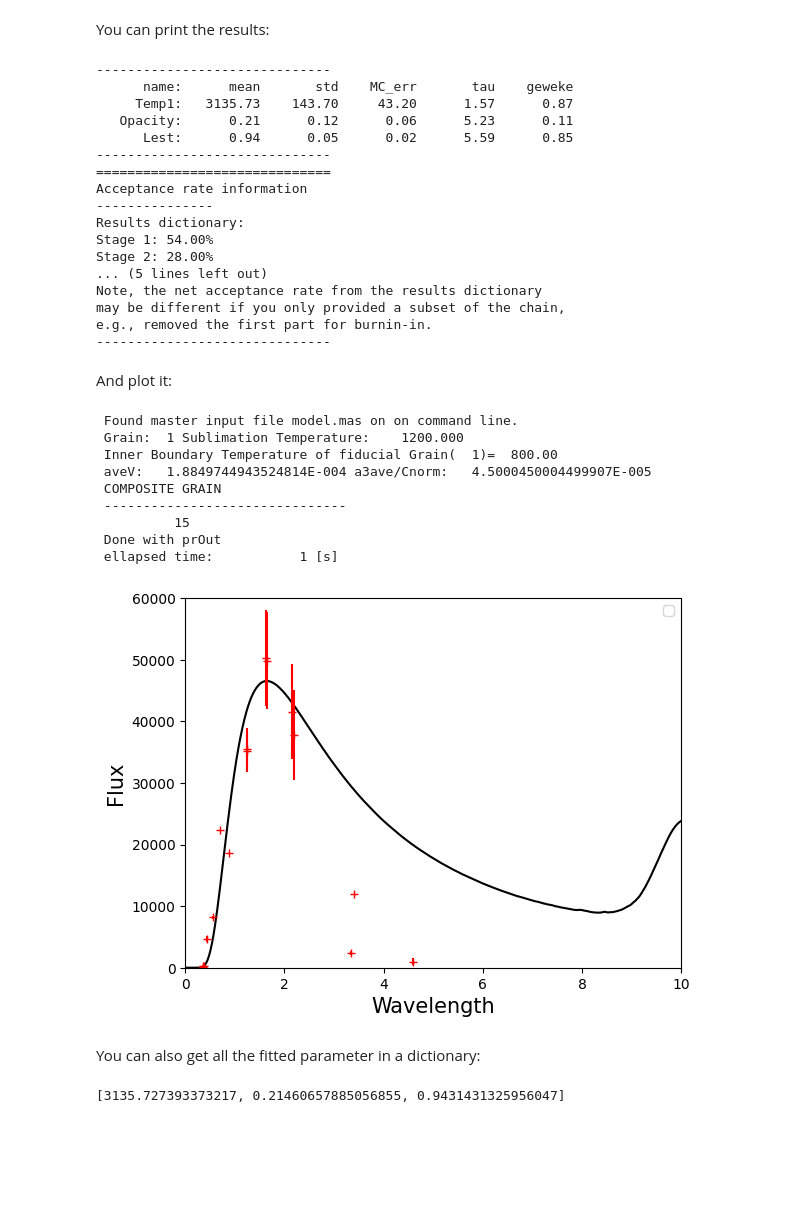
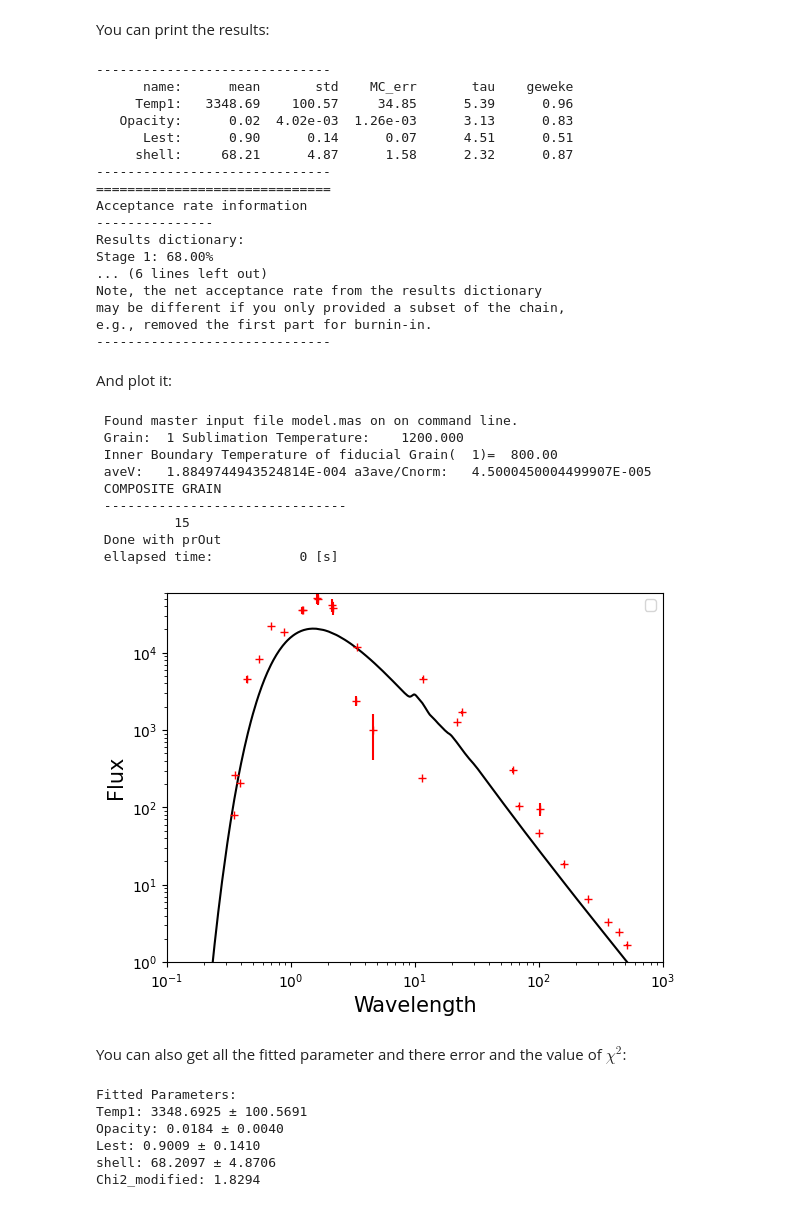
Before and after one commit to gtomass/DustyPY, a Jupyter notebook: notebook/exemple.ipynb, the cells around one changed output. Cells and saved outputs as stored; diff of their text form; code cells hidden in the pictures; blank space fills up the shorter version.

```diff
--- a/notebook/exemple.ipynb
+++ b/notebook/exemple.ipynb
@@ -9,7 +9,7 @@ The first thing to do is to create your model. In the case of Betelgeuse, we hav
 # %%
 from DustyPY import Star
 
-S = Star(Name='E1',Temperature=3500,Luminosity=1)
+S = Star(Name='E1',Temperature=3600,Luminosity=1)
 # %% [markdown]
 Note: For a single star, the Luminosity must always be 1 as it is the contribution of this star to the total luminosity of the model.
 # %% [markdown]
@@ -23,10 +23,8 @@ tau = .1 #Optical depth of the dust shell at 0.55 microns to be fitted
 Sublimation=1200 #Sublimation temperature of the dust in Kelvin
 Properties='common_and_addl_grain_composite' #Properties of the dust (see DustyPY documentation)
 Temperature=800 #Temperature of the dust shell at the inner boundary in Kelvin
-density = {'density type':'POWD',
-                        'number of powers':1,
-                        "shell":1000.,
-                        'power':2.
+density = {'density type':'RDW',
+                        "shell":1000.
                         }
 
 dust = Dust(Composition=Composition, DustSize=DustSize, tau=tau, Sublimation=Sublimation, Properties=Properties, Temperature=Temperature, Density=density,)
@@ -54,7 +52,9 @@ from DustyPY import Dusty
 Path = 'PATH_TO_YOUR_DUSTY_DIRECTORY' #Replace with the path to the dusty directory
 Path = '/Users/gtomassini/NextCloud/These/Recherche/lib/dusty'
 
-dusty = Dusty(PATH=Path, model=model,Lestimation=1.8e5)
+Lestimation=8.71e4 #Estimated luminosity of the star in solar luminosity units
+
+dusty = Dusty(PATH=Path, model=model, Lestimation=Lestimation)
 # %% [markdown]
 ### Add the data
 
@@ -175,9 +179,10 @@ fit = DustyFit(dusty, data=Dat)
 #Initialize the Parameter to Fit
 #For the Temperature/Luminosity of the stars, always put the number of the star,
 # in the same order as the listed stars, after Temp ex: Temp1, Lum1, Temp2, Lum2,...)
-Param = {'Temp1':{'theta0':3500,'minimum':2000,'maximum':4000, 'sample':True},
-         'Opacity':{'theta0':1,'minimum':0.1,'maximum':4,'sample':True},
+Param = {'Temp1':{'theta0':3500,'minimum':2500,'maximum':4500, 'sample':True},
+         'Opacity':{'theta0':.1,'minimum':0.01,'maximum':1,'sample':True},
          'Lest':{'theta0':1,'minimum':0,'maximum':10,'sample':True}, # fit the Lestimation (Luminosity = Lest*Lestimation)
+         'shell':{'theta0':100.,'minimum':10.,'maximum':200.,'sample':True},
     }
 
 #Initialize the parameter of the MCMC
@@ -221,17 +211,17 @@ fit.get_Fit().print_results()
 # %% [output]
 ------------------------------
       name:      mean       std    MC_err       tau    geweke
-     Temp1:   3135.73    143.70     43.20      1.57      0.87
-   Opacity:      0.21      0.12      0.06      5.23      0.11
-      Lest:      0.94      0.05      0.02      5.59      0.85
+     Temp1:   3348.69    100.57     34.85      5.39      0.96
+   Opacity:      0.02  4.02e-03  1.26e-03      3.13      0.83
+      Lest:      0.90      0.14      0.07      4.51      0.51
+     shell:     68.21      4.87      1.58      2.32      0.87
 ------------------------------
 ==============================
 Acceptance rate information
 ---------------
 Results dictionary:
-Stage 1: 54.00%
-Stage 2: 28.00%
-... (5 lines left out)
+Stage 1: 68.00%
+... (6 lines left out)
 Note, the net acceptance rate from the results dictionary
 may be different if you only provided a subset of the chain,
 e.g., removed the first part for burnin-in.
@@ -241,22 +231,33 @@ And plot it:
 # %%
 fig,ax = plt.subplots()
 
-fit.plot_results(xlim=(0,10),ylim=(0,6e4), ax=ax, kwargs_fit={'color':'k'}, kwargs_data={'fmt':'+', 'color':'r'})
+fit.plot_results(xlim=(1e-1,1000),ylim=(1,6e4), ax=ax,scale = 'log-log', kwargs_fit={'color':'k'}, kwargs_data={'fmt':'+', 'color':'r'})
 # %% [output]
  Found master input file model.mas on on command line.
  Grain:  1 Sublimation Temperature:    1200.000
  Inner Boundary Temperature of fiducial Grain(  1)=  800.00
  aveV:   1.8849744943524814E-004 a3ave/Cnorm:   4.5000450004499907E-005
  COMPOSITE GRAIN
  -------------------------------
           15
  Done with prOut
- ellapsed time:           1 [s]
+ ellapsed time:           0 [s]
-[figure, old version]
+[figure, new version]
 # %% [markdown]
-You can also get all the fitted parameter in a dictionary:
+You can also get all the fitted parameter and there error and the value of $\chi^2$:
-# %%
-stats = fit.get_Fit().get_Stats()['mean']
-print(stats)
-# %% [output]
-[3135.727393373217, 0.21460657885056855, 0.9431431325956047]
+# %%
+stats = fit.get_Fit().get_Stats()['mean']
+error = fit.get_Fit().get_Stats()['std']
+chi2 = fit.get_chi2(chi2='Chi2_modified', Jansky=True)
+
+print('Fitted Parameters:')
+for i, key in enumerate(Param):
+    print(f"{key}: {stats[i]:.4f} ± {error[i]:.4f}")
+print(f"Chi2_modified: {chi2:.4f}")
+# %% [output]
+Fitted Parameters:
+Temp1: 3348.6925 ± 100.5691
+Opacity: 0.0184 ± 0.0040
+Lest: 0.9009 ± 0.1410
+shell: 68.2097 ± 4.8706
+Chi2_modified: 1.8294
```
Also changed, not shown: parts of 17 cells of this notebook, 1 other file.
